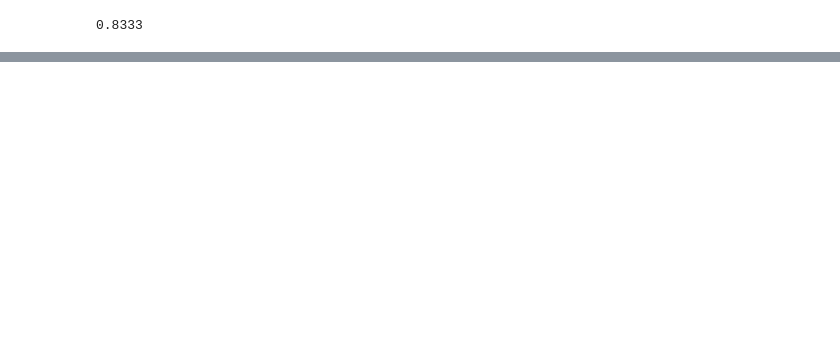
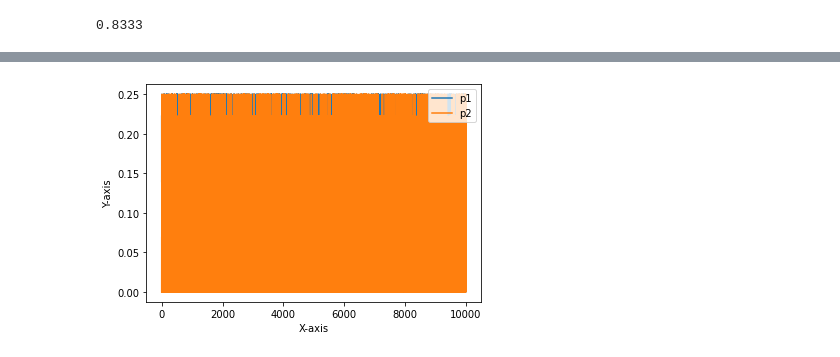
Before and after one commit to nicklasbusk/Bachelorprojekt, a Jupyter notebook: main.ipynb, the cells around one changed output, grey strips where cells are left out. Saved outputs shown, nothing was run; the diff lists cells and outputs as text; code cells hidden in the pictures; blank space fills up the shorter version.

```diff
--- a/main.ipynb
+++ b/main.ipynb
@@ -203,0 +214,16 @@ IndexError: index 0 is out of bounds for axis 0 with size 0
+# %%
+x_axis = np.linspace(0, 10000, 4998)
+
+# Plotting
+plt.plot(x_axis, p1[5000:9998], label='p1')
+plt.plot(x_axis, p2[5000:9998], label='p2')
+
+# Adding labels and legend
+plt.xlabel('X-axis')
+plt.ylabel('Y-axis')
+plt.legend()
+
+# Show the plot
+plt.show()
+# %% [output]
+[figure, added]
```
Also changed, not shown: parts of 23 cells of this notebook, 1 other file.
